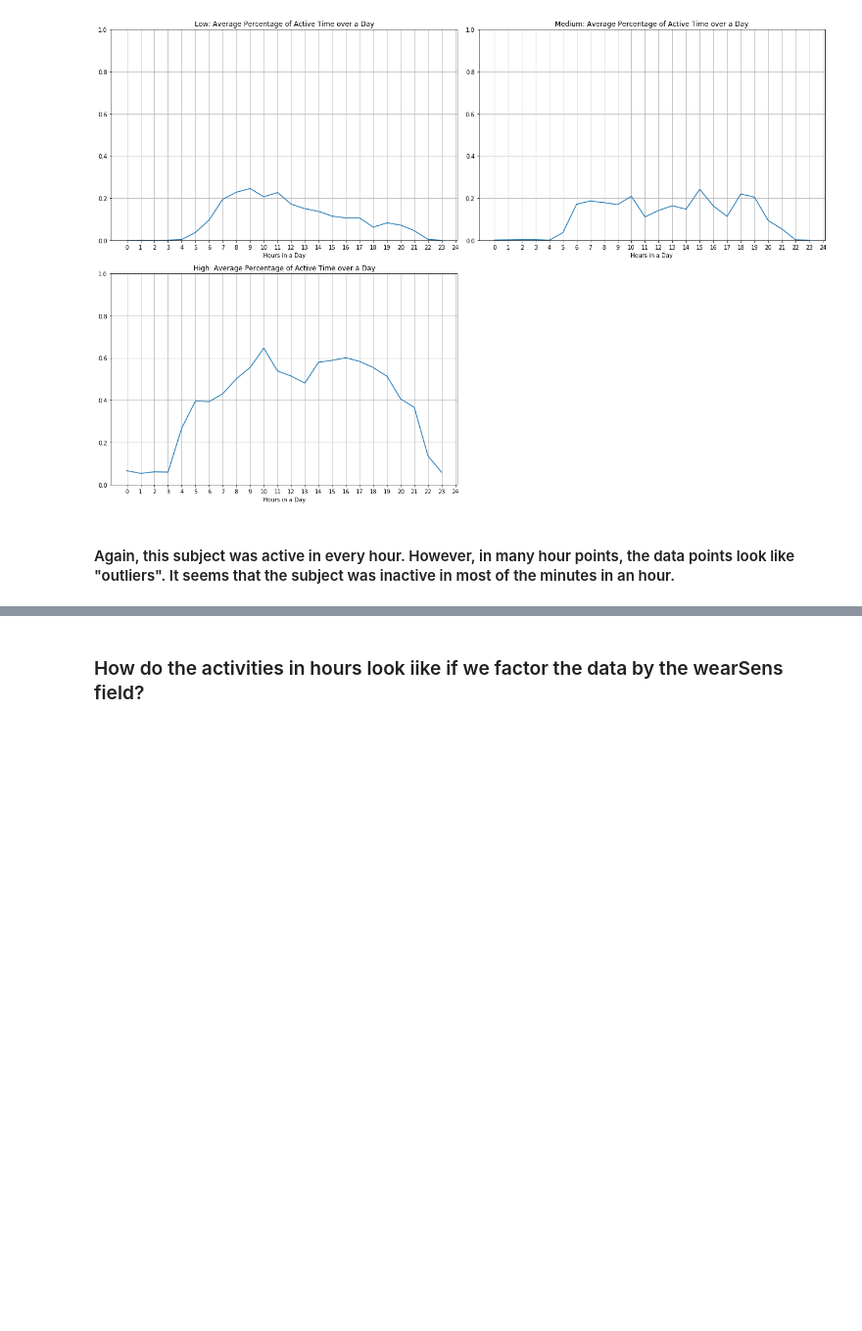
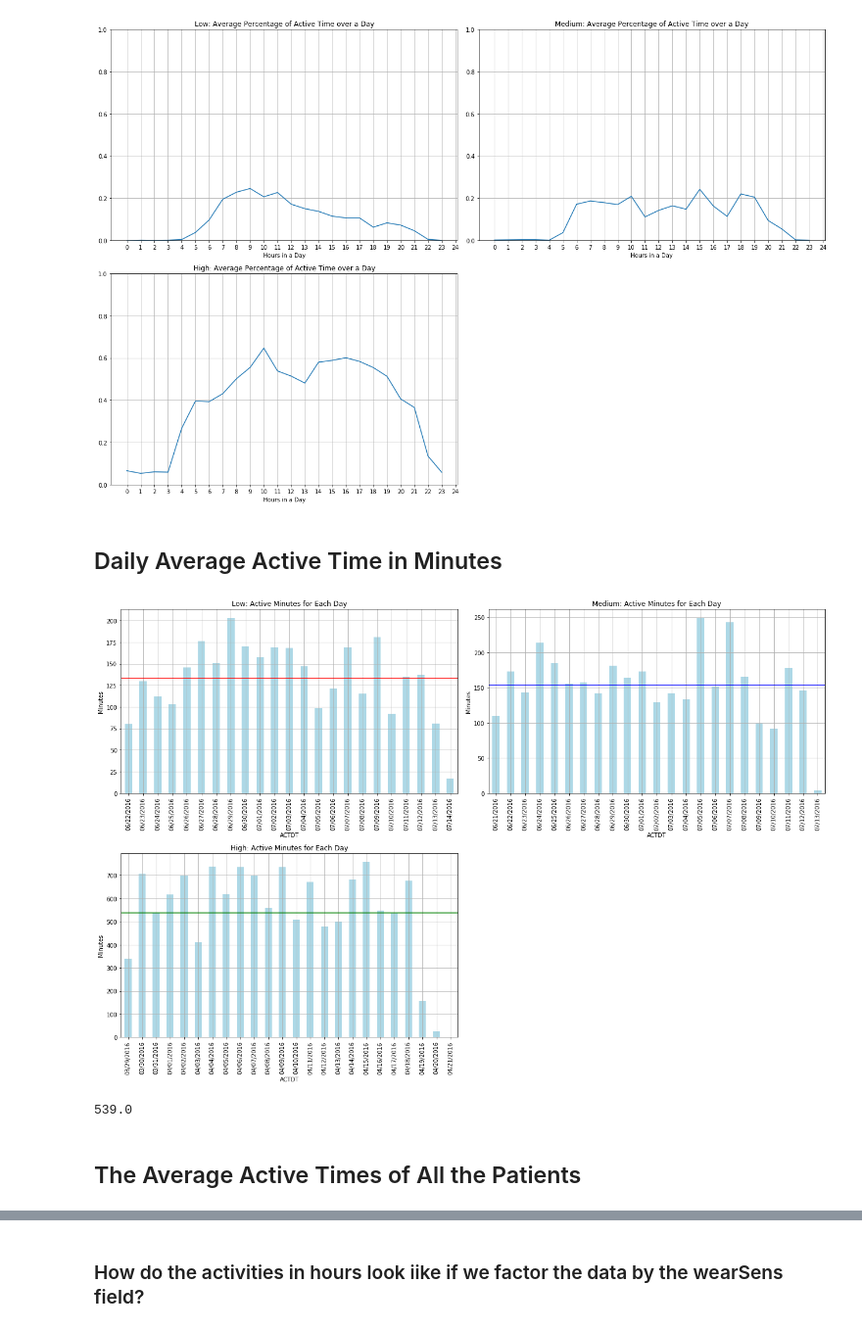
Before and after one commit to dddragons/time-data-viz-test, a Jupyter notebook: patient-low-medium-high-physical-activity-patterns.ipynb, the cells around one changed output, grey strips where cells are left out. Shown at 98% size. Saved outputs shown, nothing was run; the diff lists cells and outputs as text; code cells hidden in the pictures; blank space fills up the shorter version.

Commit message:
low medium high patterns

```diff
--- a/patient-low-medium-high-physical-activity-patterns.ipynb
+++ b/patient-low-medium-high-physical-activity-patterns.ipynb
@@ -479,5 +479,53 @@ plt.grid()
 plt.tight_layout()
 # %% [output]
 [figure]
-# %% [markdown]
-#### Again, this subject was active in every hour. However, in many hour points, the data points look like "outliers". It seems that the subject was inactive in most of the minutes in an hour.
+# %% [markdown]
+## Daily Average Active Time in Minutes
+# %%
+fig = plt.figure(figsize = (18, 12))
+
+ax1 = fig.add_subplot(221)
+dflowactive = dflow[dflow['Steps'] > 0]
+dflowactive_size = dflowactive.groupby('ACTDT')['Minute'].size()
+ax = dflowactive_size.plot(kind = 'bar', ax = ax1)
+for bar in ax.patches:
+    bar.set_facecolor('lightblue')
+mean = dflowactive_size.mean()
+plt.axhline(y = mean, c = 'r', linestyle = '-')
+plt.title("Low: Active Minutes for Each Day")
+plt.ylabel("Minutes")
+plt.grid()
+
+ax2 = fig.add_subplot(222)
+dfmediumactive = dfmedium[dfmedium['Steps'] > 0]
+dfmediumactive_size = dfmediumactive.groupby('ACTDT')['Minute'].size()
+ax = dfmediumactive_size.plot(kind = 'bar', ax = ax2)
+for bar in ax.patches:
+    bar.set_facecolor('lightblue')
+mean = dfmediumactive_size.mean()
+plt.axhline(y = mean, c = 'b', linestyle = '-')
+plt.title("Medium: Active Minutes for Each Day")
+plt.ylabel("Minutes")
+plt.grid()
+
+ax3 = fig.add_subplot(223)
+dfhighactive = dfhigh[dfhigh['Steps'] > 0]
+dfhighactive_size = dfhighactive.groupby('ACTDT')['Minute'].size()
+ax = dfhighactive_size.plot(kind = 'bar', ax = ax3)
+for bar in ax.patches:
+    bar.set_facecolor('lightblue')
+mean = dfhighactive_size.mean()
+plt.axhline(y = mean, c = 'g', linestyle = '-')
+plt.title("High: Active Minutes for Each Day")
+plt.ylabel("Minutes")
+plt.grid()
+
+plt.tight_layout()
+# %% [output]
+[figure, added]
+# %%
+dfhighactive_size.mean()
+# %% [output]
+539.0
+# %% [markdown]
+## The Average Active Times of All the Patients
```
Also changed, not shown: parts of 11 cells of this notebook.
